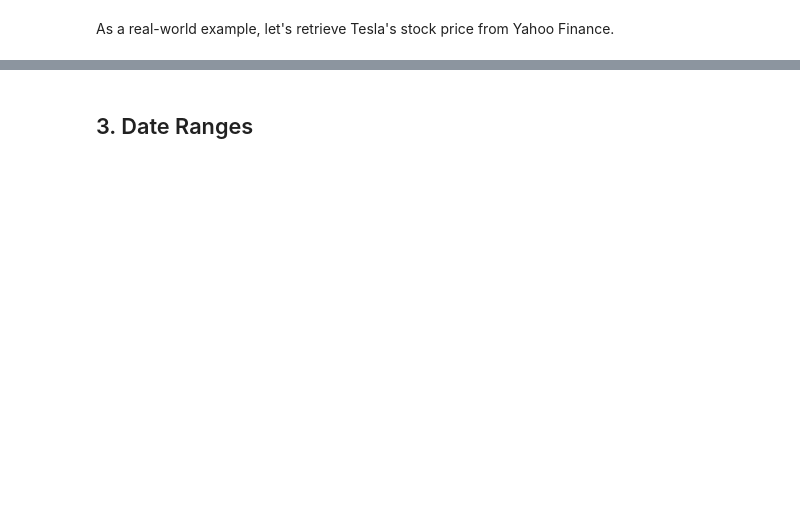
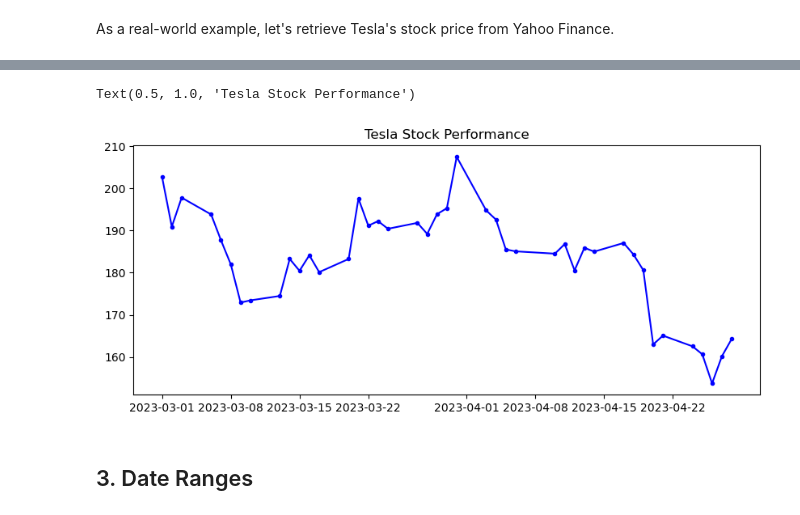
Before and after one commit to ch00226855/DataAnalysisFall2023, a Jupyter notebook: Week12_TimeSeries.ipynb, the cells around one changed output, grey strips where cells are left out. Cells and saved outputs as stored; diff of their text form; code cells hidden in the pictures; blank space fills up the shorter version.

```diff
--- a/Week12_TimeSeries.ipynb
+++ b/Week12_TimeSeries.ipynb
@@ -129,5 +221,5 @@ import yfinance as yf
 # %%
 # Download the daily prices of Tesla ("TSLA") from 2020-01-01 to 2020-11-30
-tsla = yf.download('TSLA', start="2023-01-01", end="2023-04-30")
+tsla = yf.download('TSLA', start="2023-01-01", end="2023-11-20")
 
 tsla.head()
@@ -137,12 +245,15 @@ tsla.loc[:"2023-01-07"]
 # %%
 # Exercise: Draw a line chart of close prices
 # How about showing the prices bewteen a start date and an end date?
 startdate = "2023-03-01"
 enddate = "2023-04-30"
 plt.figure(figsize=(10, 4))
 plt.plot(tsla[startdate:enddate].index,
-         tsla.loc[startdate:enddate, 'Close'], 'b-')
+         tsla.loc[startdate:enddate, 'Close'], 'b.-')
 plt.title("Tesla Stock Performance")
+# %% [output]
+Text(0.5, 1.0, 'Tesla Stock Performance')
+[figure, added]
 # %% [markdown]
 ## 3. Date Ranges
 # %%
```
Also changed, not shown: parts of 49 cells of this notebook.
